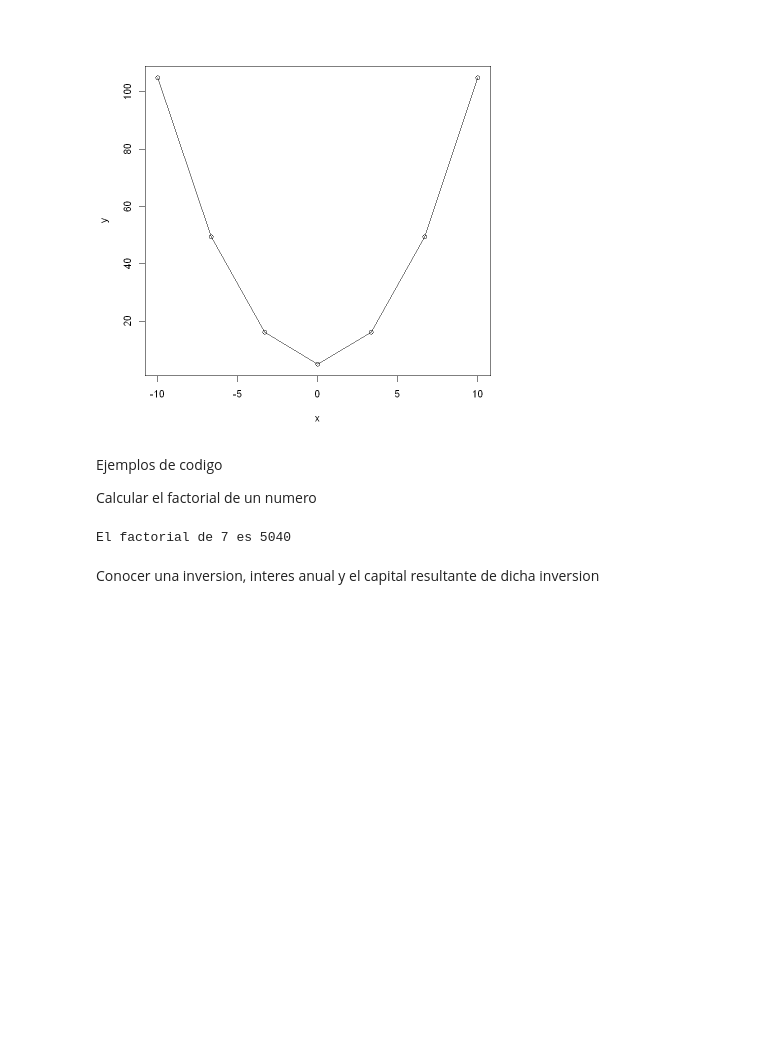
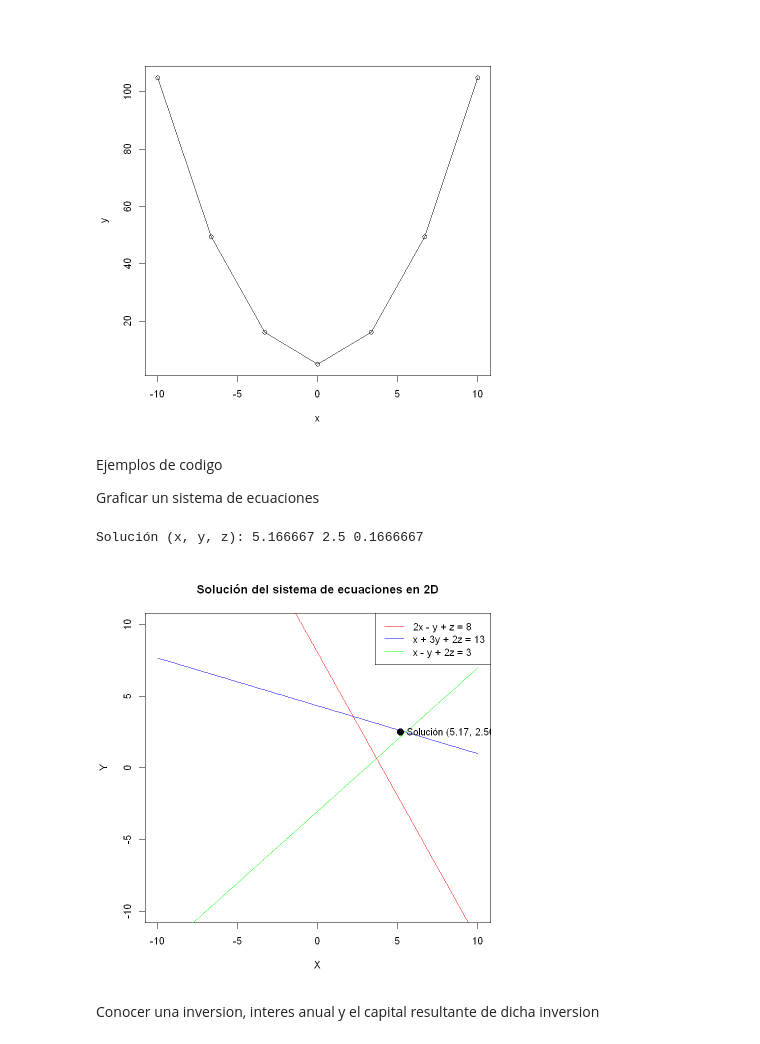
Before and after one commit to FranciscoRoman31/Notebook-R, a Jupyter notebook: RNotebook.ipynb, the cells around one changed output. Saved outputs shown, nothing was run; the diff lists cells and outputs as text; code cells hidden in the pictures; blank space fills up the shorter version.

```diff
--- a/RNotebook.ipynb
+++ b/RNotebook.ipynb
@@ -189,23 +189,37 @@ plot(x, y, "o")
 # %% [markdown]
 Ejemplos de codigo
 
-Calcular el factorial de un numero
+Graficar un sistema de ecuaciones
-# %%
-factorial <- function(n) {
-  if (n == 0) {
-    return(1)
-  } else {
-    return(n * factorial(n - 1))
-  }
-}
-
-numero <- as.integer(readline("Ingresa un número para calcular su factorial: "))
-
-resultado <- factorial(numero)
-
-cat("El factorial de", numero, "es", resultado)
-# %% [output]
-El factorial de 7 es 5040
+# %%
+A <- matrix(c(2, -1, 1,
+              1, 3, 2,
+              1, -1, 2), nrow=3, byrow=TRUE)
+b <- c(8, 13, 3)
+
+sol <- solve(A, b)
+
+cat("Solución (x, y, z):", sol, "\n")
+
+x_vals <- seq(-10, 10, length.out = 400)
+
+y1_vals <- (8 - 2 * x_vals) / 1
+
+y2_vals <- (13 - x_vals) / 3
+
+y3_vals <- (3 - x_vals) / -1
+
+plot(x_vals, y1_vals, type="l", col="red", ylim=c(-10, 10), xlab="X", ylab="Y", main="Solución del sistema de ecuaciones en 2D")
+lines(x_vals, y2_vals, col="blue")
+lines(x_vals, y3_vals, col="green")
+
+points(sol[1], sol[2], pch=19, col="black", cex=1.5)
+text(sol[1], sol[2], labels=sprintf("Solución (%.2f, %.2f)", sol[1], sol[2]), pos=4)
+
+legend("topright", legend=c("2x - y + z = 8", "x + 3y + 2z = 13", "x - y + 2z = 3"),
+       col=c("red", "blue", "green"), lty=1)
+# %% [output]
+Solución (x, y, z): 5.166667 2.5 0.1666667
+[figure, added]
 # %% [markdown]
 Conocer una inversion, interes anual y el capital resultante de dicha inversion
 # %%
```
Also changed, not shown: parts of 1 cell of this notebook.
